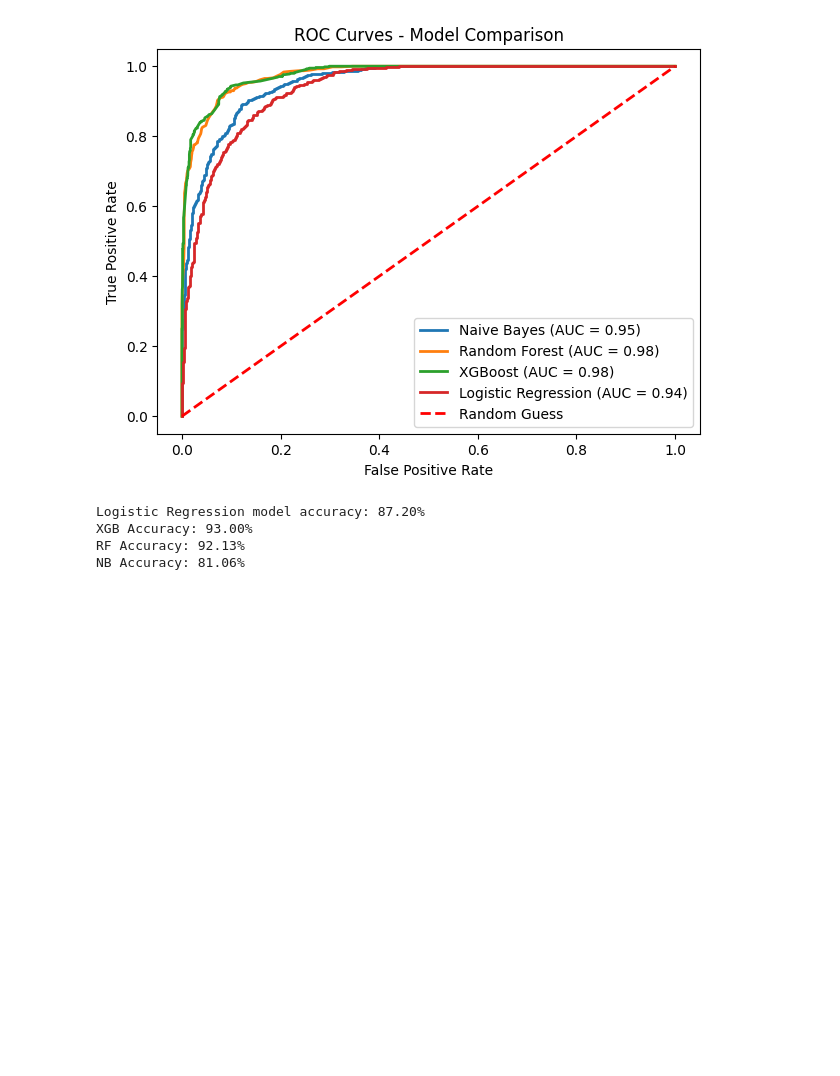
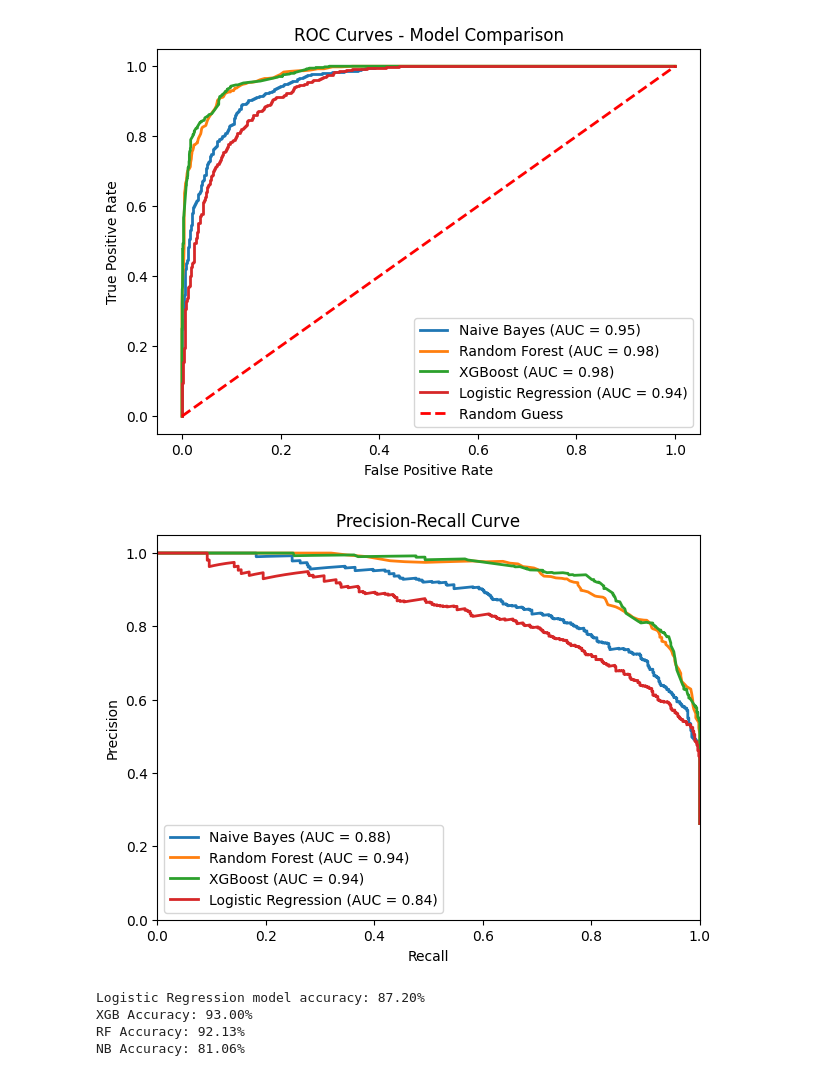
Before and after one commit to tarto-bianco/ML-Blockchain-Fraud-Detection-Algorithms, a Jupyter notebook: ML_algo_trust_chain.ipynb, the cells around one changed output. Drawn from its saved outputs; the diff is of its cells as text; code cells hidden in the pictures; blank space fills up the shorter version.

Commit message:
Added Precision-Recall Curve

```diff
--- a/ML_algo_trust_chain.ipynb
+++ b/ML_algo_trust_chain.ipynb
@@ -316,6 +316,26 @@ plt.legend()
 plt.show()
 # %% [output]
 [figure]
+# %%
+from sklearn.metrics import precision_recall_curve, auc
+
+plt.figure(figsize=(7, 5))
+
+for model_name, trained_model in models.items():
+    y_pred_proba = trained_model.predict_proba(X_test)[:, 1]
+    precision, recall, _ = precision_recall_curve(y_test, y_pred_proba)
+    pr_auc = auc(recall, precision)
+    plt.plot(recall, precision, label=f'{model_name} (AUC = {pr_auc:.2f})', linewidth=2)
+
+plt.xlabel('Recall')
+plt.ylabel('Precision')
+plt.title('Precision-Recall Curve')
+plt.legend()
+plt.xlim([0.0, 1.0])
+plt.ylim([0.0, 1.05])
+plt.show()
+# %% [output]
+[figure, added]
 # %%
 print(f"Logistic Regression model accuracy: {acc:.2f}%")
 print(f"XGB Accuracy: {XGBaccuracy * 100:.2f}%")
```
